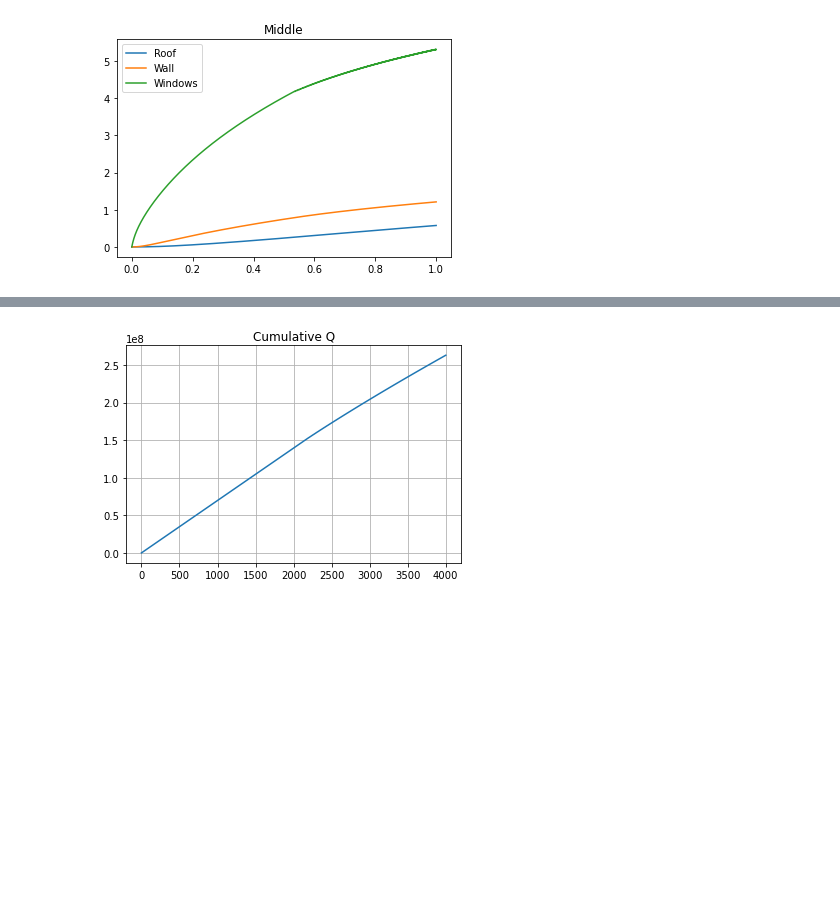
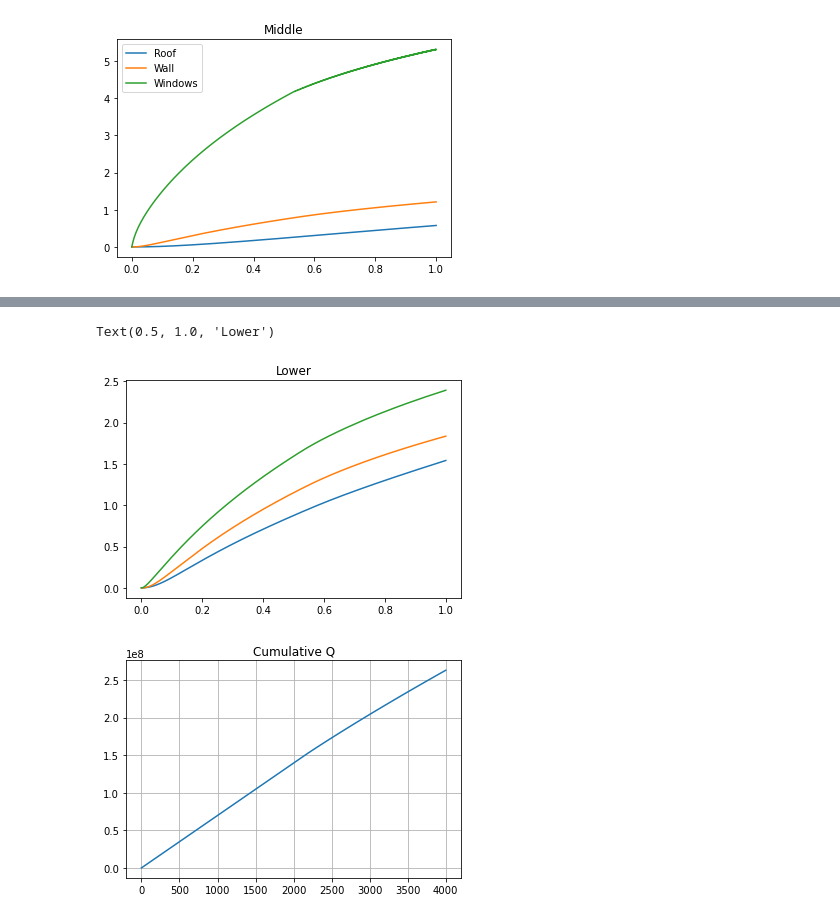
Before and after one commit to l-hemsley/HeatingModel, a Jupyter notebook: ChurchModel.ipynb, the cells around one changed output, grey strips where cells are left out. Drawn from its saved outputs; the diff is of its cells as text; code cells hidden in the pictures; blank space fills up the shorter version.

```diff
--- a/ChurchModel.ipynb
+++ b/ChurchModel.ipynb
@@ -145,3 +147,10 @@ Text(0.5, 1.0, 'Lower')
+# %%
+lineObjects =plt.plot(t_array,data_array_surfaces[:,10:13])
+plt.legend(iter(lineObjects), ('internal-upper','internal-middle','internal-lower','Windows','Hot Spot'))
+plt.title('Lower')
+# %% [output]
+Text(0.5, 1.0, 'Lower')
+[figure, added]
 # %%
 plt.plot(Qin_cumul)
 plt.title('Cumulative Q')
```
Also changed, not shown: parts of 4 cells of this notebook.
